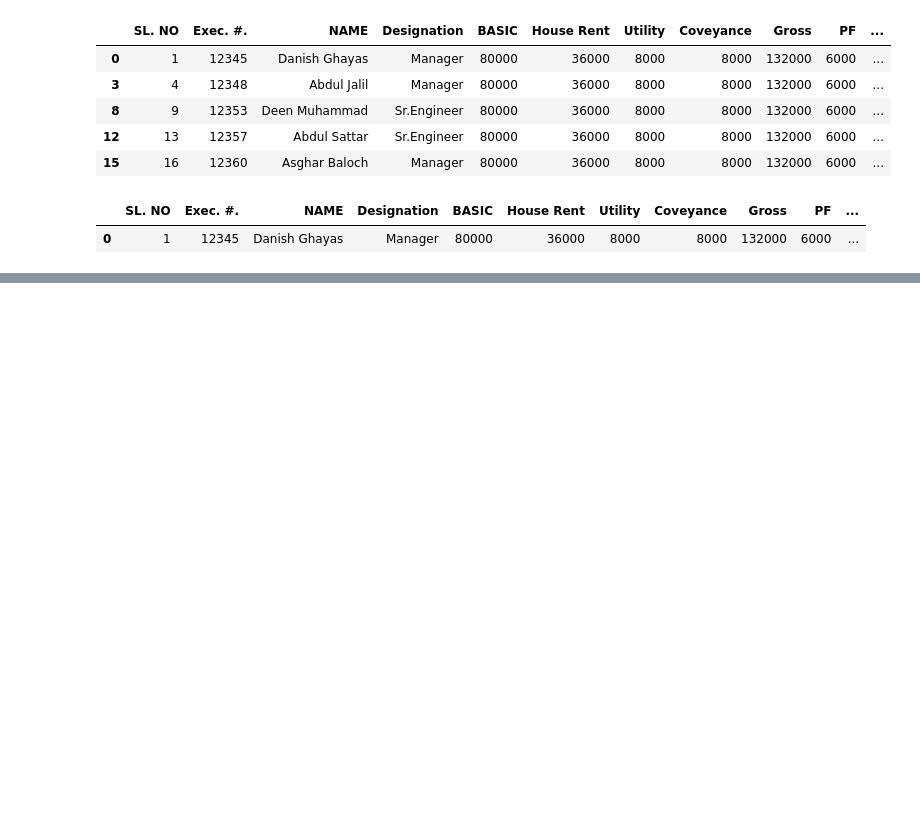
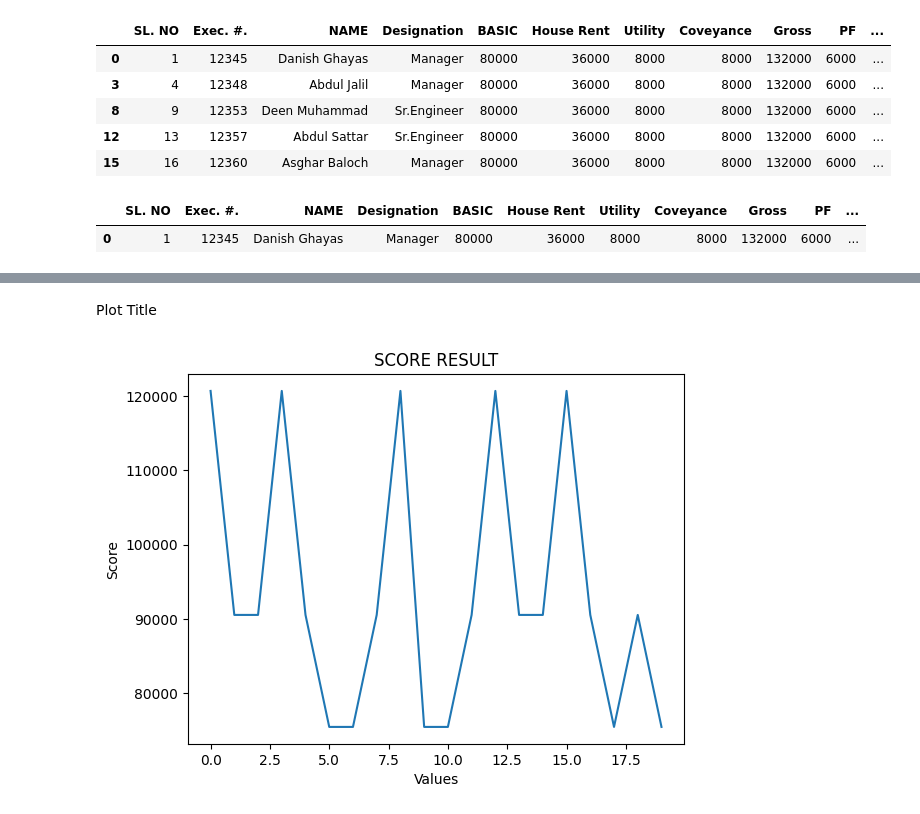
Before and after one commit to ZaidiSahab/Road-to-Data-Science, a Jupyter notebook: Learning_From_Youtube.ipynb, the cells around one changed output, grey strips where cells are left out. Saved outputs shown, nothing was run; the diff lists cells and outputs as text; code cells hidden in the pictures; blank space fills up the shorter version.

```diff
--- a/Learning_From_Youtube.ipynb
+++ b/Learning_From_Youtube.ipynb
@@ -505,0 +622,10 @@ name
+# %% [markdown]
+Plot Title
+# %%
+plt.title("SCORE RESULT")
+plt.xlabel("Values")
+plt.ylabel("Score")
+plt.plot(df['Net Salary'])
+plt.show()
+# %% [output]
+[figure, added]
```
Also changed, not shown: parts of 13 cells of this notebook.
